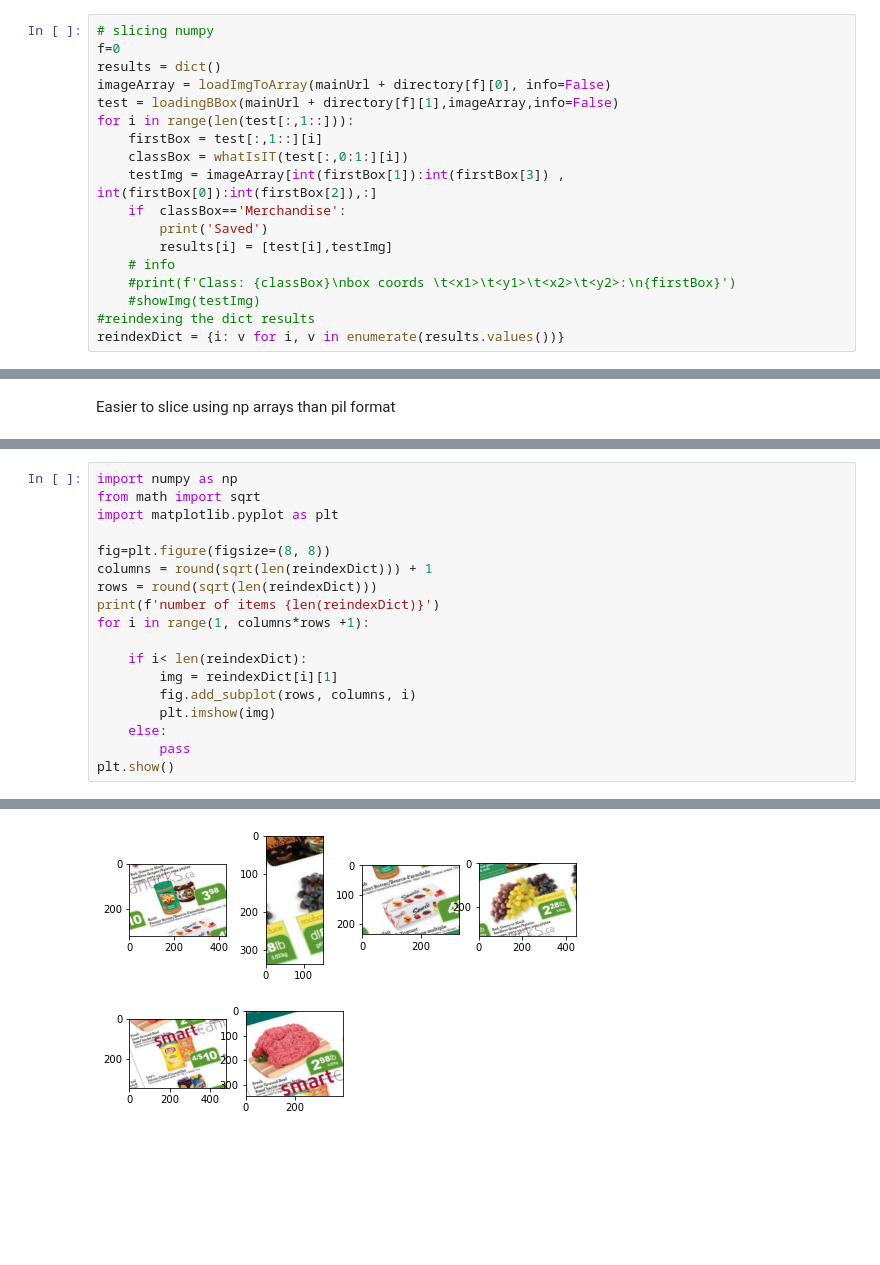
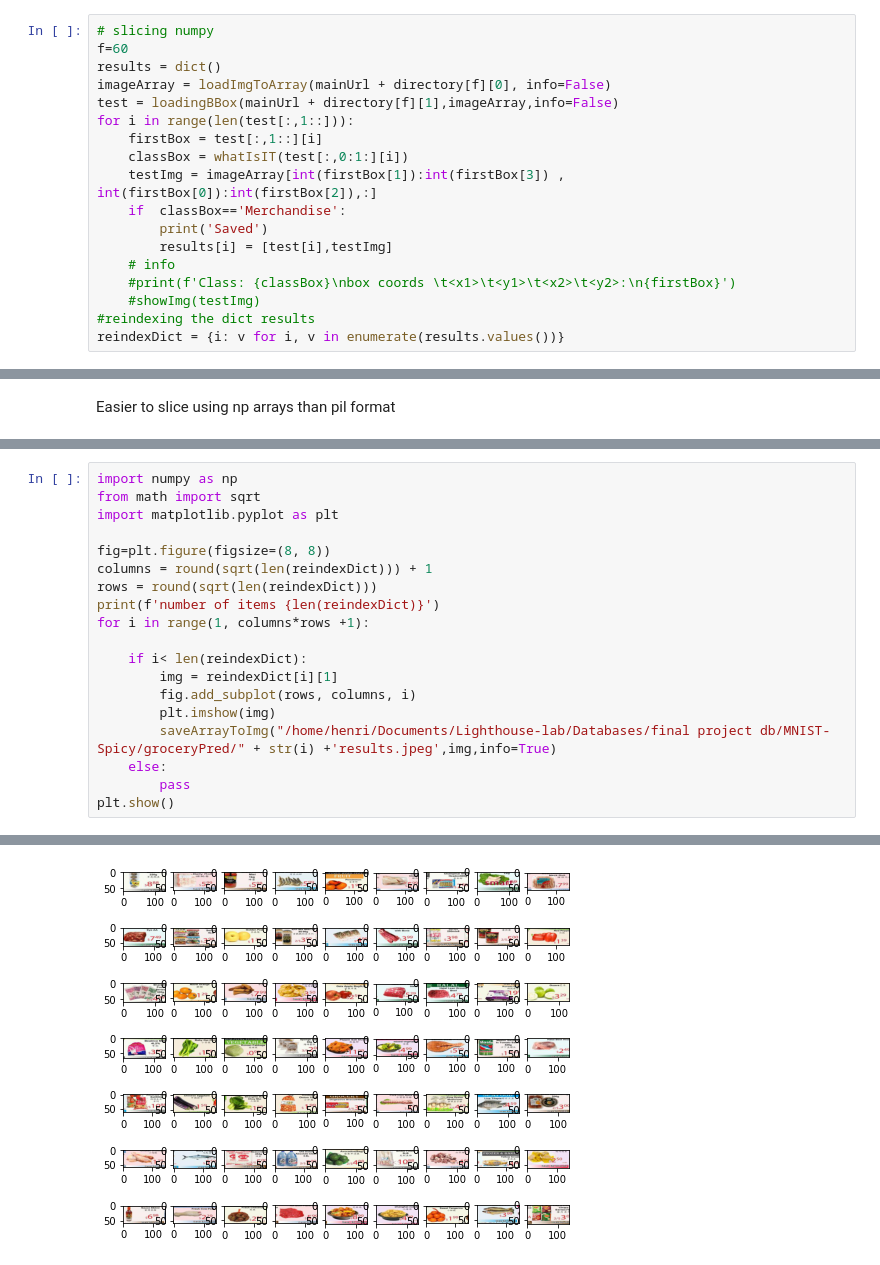
Before and after one commit to Vanderscycle/lighthouse-data-notes, a Jupyter notebook: FinalProject/GroceryItemIndexer/FlyerScraper/dectedResYolov5.ipynb, the cells around one changed output, grey strips where cells are left out. Drawn from its saved outputs; the diff is of its cells as text; blank space fills up the shorter version.

Commit message:
I have finalized the pipeline. I will have to possibly evaluate creating anotherNN but I cleaned my train of throught niceely

```diff
--- a/FinalProject/GroceryItemIndexer/FlyerScraper/dectedResYolov5.ipynb
+++ b/FinalProject/GroceryItemIndexer/FlyerScraper/dectedResYolov5.ipynb
@@ -75,7 +75,7 @@ def whatIsIT(classBox):
     return labelTranslator[int(classBox)]
 # %%
 # slicing numpy
-f=0
+f=60
 results = dict()
 imageArray = loadImgToArray(mainUrl + directory[f][0], info=False)
 test = loadingBBox(mainUrl + directory[f][1],imageArray,info=False)
@@ -150,6 +151,7 @@ for i in range(1, columns*rows +1):
         img = reindexDict[i][1]
         fig.add_subplot(rows, columns, i)
         plt.imshow(img)
+        saveArrayToImg("/home/henri/Documents/Lighthouse-lab/Databases/final project db/MNIST-Spicy/groceryPred/" + str(i) +'results.jpeg',img,info=True)
     else:
         pass
 plt.show()
@@ -158 +176 @@ number of items 7
-[figure, old version]
+[figure, new version]
```
Also changed, not shown: parts of 8 cells of this notebook, 2 other files.
